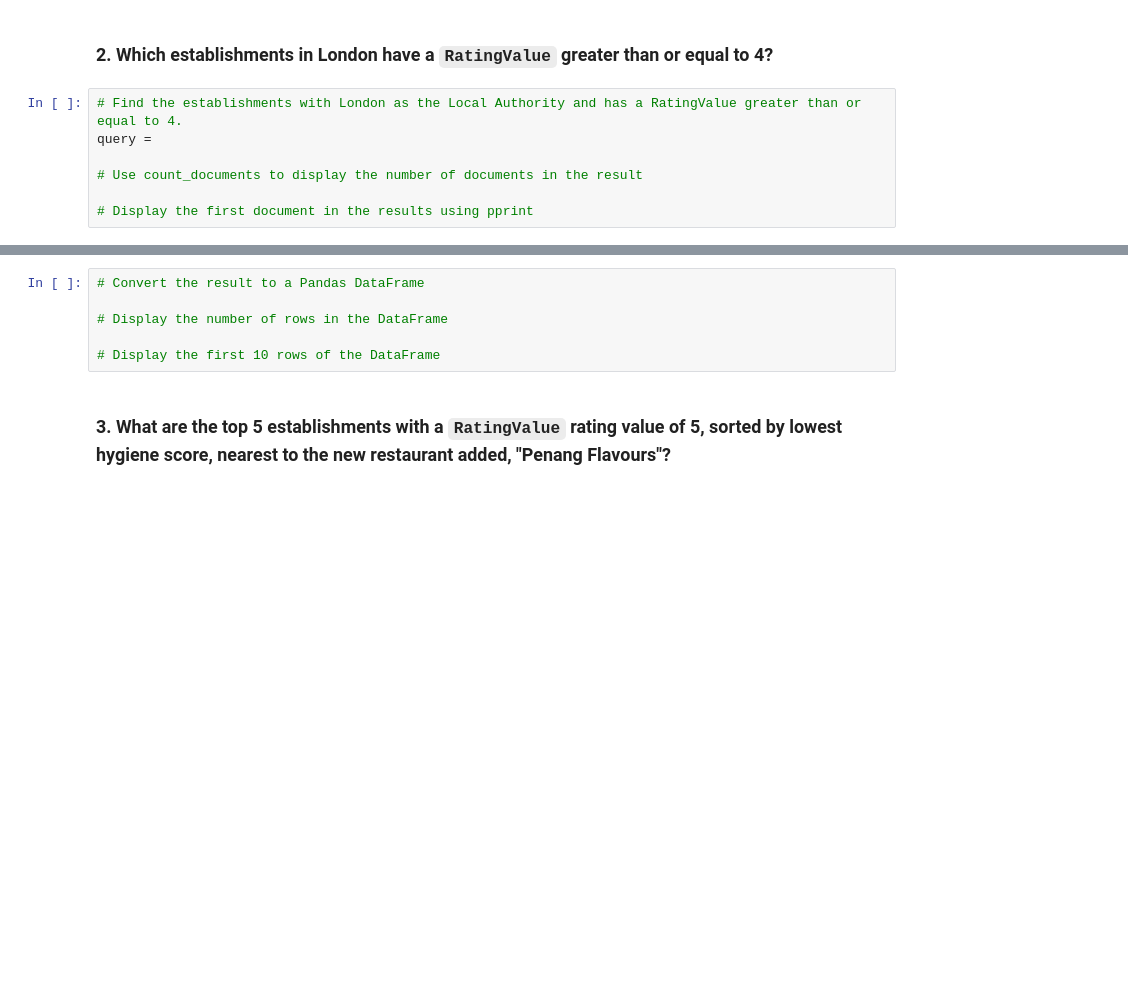
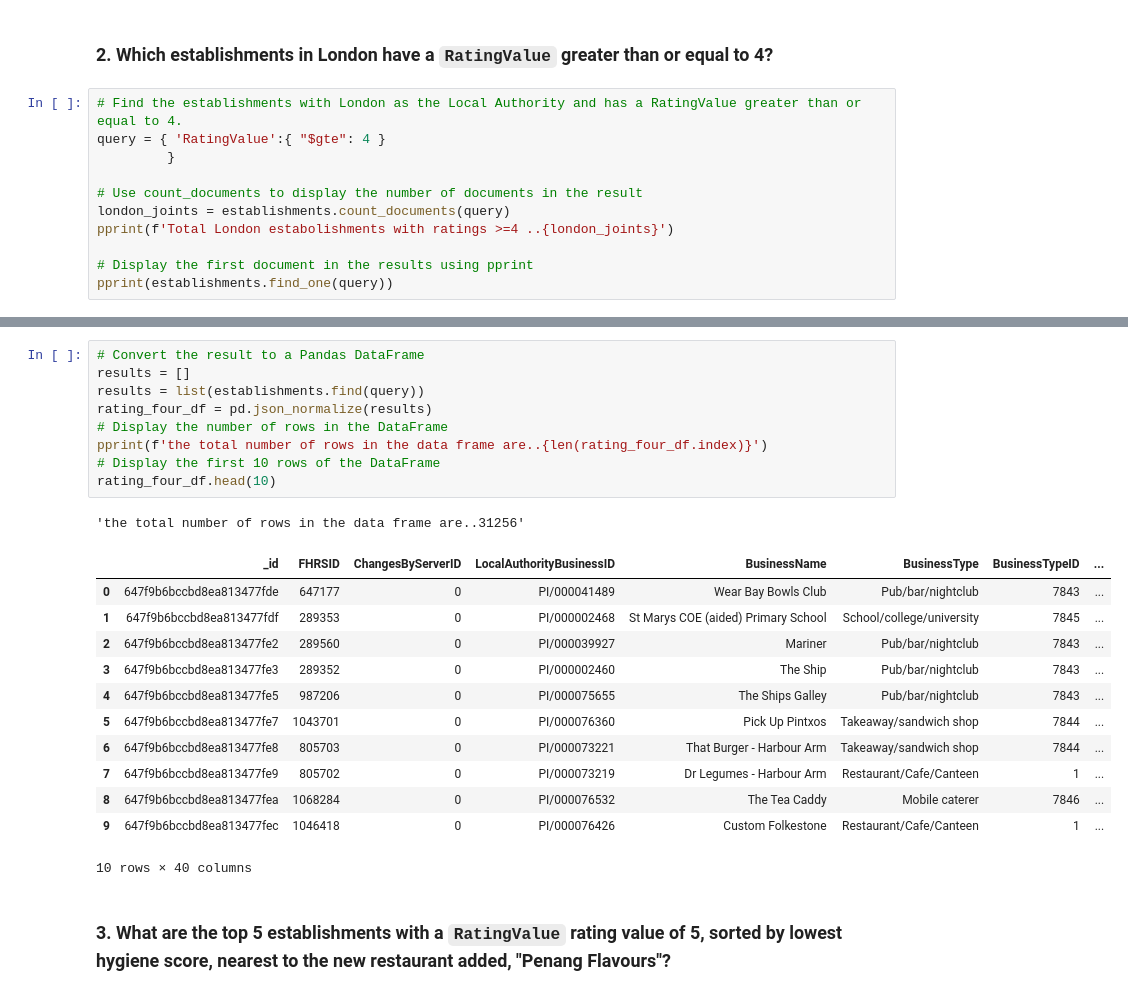
Before and after one commit to camonsma/nosql-challenge, a Jupyter notebook: NoSQL_analysis_starter.ipynb, the cells around one changed output, grey strips where cells are left out. Drawn from its saved outputs; the diff is of its cells as text; blank space fills up the shorter version.

```diff
--- a/NoSQL_analysis_starter.ipynb
+++ b/NoSQL_analysis_starter.ipynb
@@ -45,8 +82,12 @@ query =
 ### 2. Which establishments in London have a `RatingValue` greater than or equal to 4?
 # %%
 # Find the establishments with London as the Local Authority and has a RatingValue greater than or equal to 4.
-query =
+query = { 'RatingValue':{ "$gte": 4 }
+         }
 
 # Use count_documents to display the number of documents in the result
+london_joints = establishments.count_documents(query)
+pprint(f'Total London estabolishments with ratings >=4 ..{london_joints}')
 
 # Display the first document in the results using pprint
+pprint(establishments.find_one(query))
@@ -53,8 +112,25 @@ query =
 # %%
 # Convert the result to a Pandas DataFrame
-
+results = []
+results = list(establishments.find(query))
+rating_four_df = pd.json_normalize(results)
 # Display the number of rows in the DataFrame
-
+pprint(f'the total number of rows in the data frame are..{len(rating_four_df.index)}')
 # Display the first 10 rows of the DataFrame
+rating_four_df.head(10)
+# %% [output]
+'the total number of rows in the data frame are..31256'
+|  | _id | FHRSID | ChangesByServerID | LocalAuthorityBusinessID | BusinessName | BusinessType | BusinessTypeID | ... |
+| 0 | 647f9b6bccbd8ea813477fde | 647177 | 0 | PI/000041489 | Wear Bay Bowls Club | Pub/bar/nightclub | 7843 | ... |
+| 1 | 647f9b6bccbd8ea813477fdf | 289353 | 0 | PI/000002468 | St Marys COE (aided) Primary School | School/college/university | 7845 | ... |
+| 2 | 647f9b6bccbd8ea813477fe2 | 289560 | 0 | PI/000039927 | Mariner | Pub/bar/nightclub | 7843 | ... |
+| 3 | 647f9b6bccbd8ea813477fe3 | 289352 | 0 | PI/000002460 | The Ship | Pub/bar/nightclub | 7843 | ... |
+| 4 | 647f9b6bccbd8ea813477fe5 | 987206 | 0 | PI/000075655 | The Ships Galley | Pub/bar/nightclub | 7843 | ... |
+| 5 | 647f9b6bccbd8ea813477fe7 | 1043701 | 0 | PI/000076360 | Pick Up Pintxos | Takeaway/sandwich shop | 7844 | ... |
+| 6 | 647f9b6bccbd8ea813477fe8 | 805703 | 0 | PI/000073221 | That Burger - Harbour Arm | Takeaway/sandwich shop | 7844 | ... |
+| 7 | 647f9b6bccbd8ea813477fe9 | 805702 | 0 | PI/000073219 | Dr Legumes - Harbour Arm | Restaurant/Cafe/Canteen | 1 | ... |
+| 8 | 647f9b6bccbd8ea813477fea | 1068284 | 0 | PI/000076532 | The Tea Caddy | Mobile caterer | 7846 | ... |
+| 9 | 647f9b6bccbd8ea813477fec | 1046418 | 0 | PI/000076426 | Custom Folkestone | Restaurant/Cafe/Canteen | 1 | ... |
+10 rows × 40 columns
 # %% [markdown]
 ### 3. What are the top 5 establishments with a `RatingValue` rating value of 5, sorted by lowest hygiene score, nearest to the new restaurant added, "Penang Flavours"?
```
Also changed, not shown: parts of 10 cells of this notebook.
